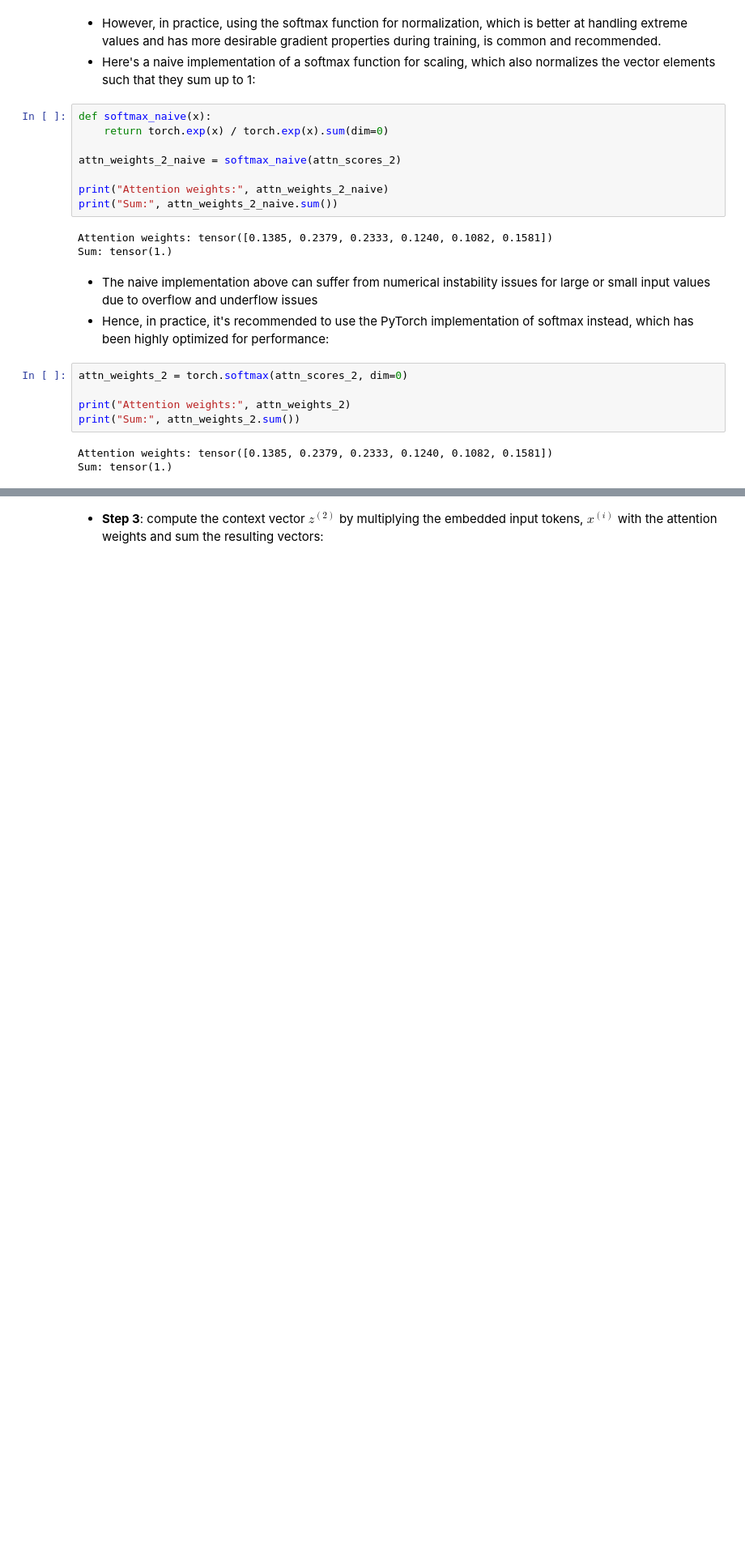
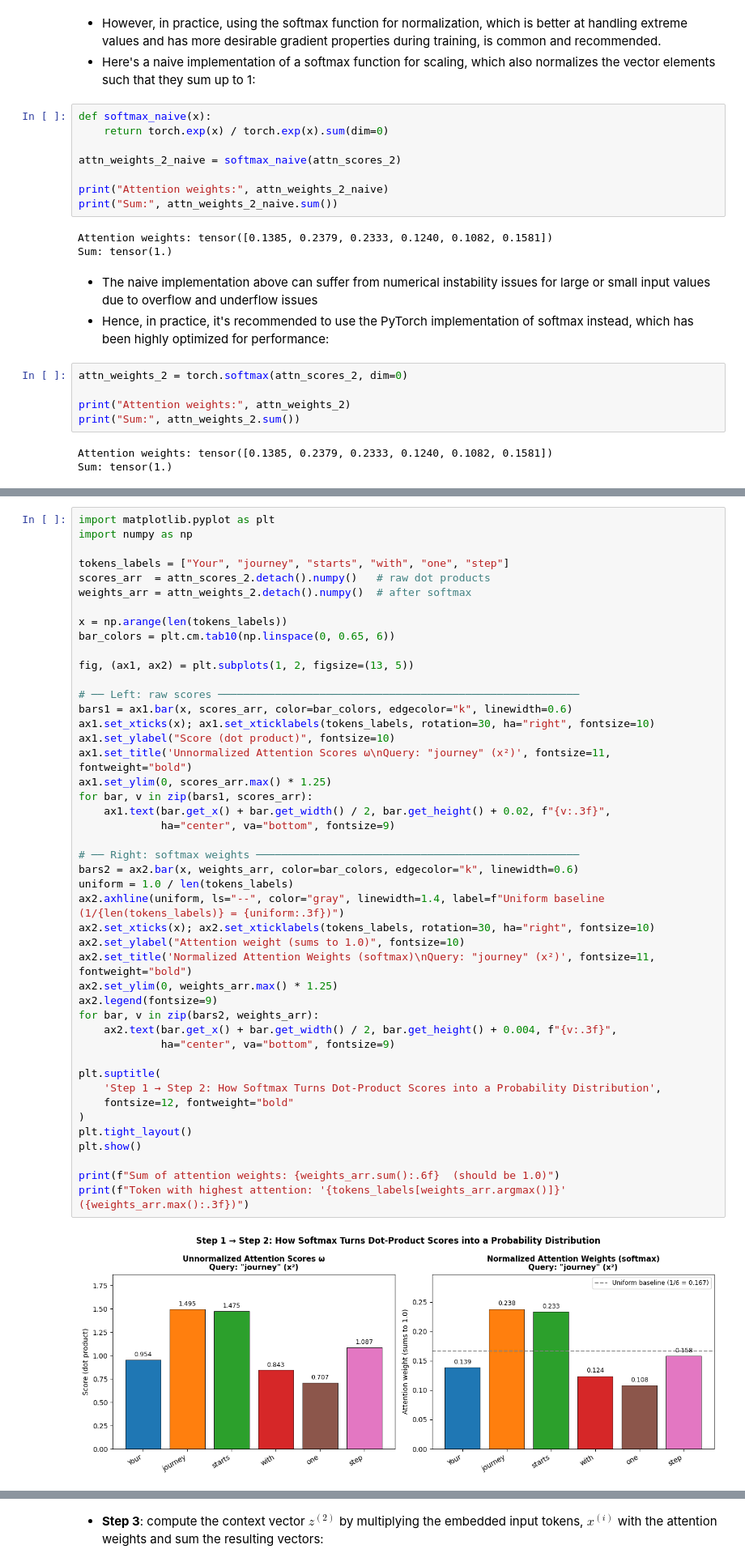
Before and after one commit to caden-dinkel/Demystifying-LMs, a Jupyter notebook: model/02_attention/attention.ipynb, the cells around one changed output, grey strips where cells are left out. Shown at 81% size. Drawn from its saved outputs; the diff is of its cells as text; blank space fills up the shorter version.

```diff
--- a/model/02_attention/attention.ipynb
+++ b/model/02_attention/attention.ipynb
@@ -166,0 +192,47 @@ Sum: tensor(1.)
+# %%
+import matplotlib.pyplot as plt
+import numpy as np
+
+tokens_labels = ["Your", "journey", "starts", "with", "one", "step"]
+scores_arr  = attn_scores_2.detach().numpy()   # raw dot products
+weights_arr = attn_weights_2.detach().numpy()  # after softmax
+
+x = np.arange(len(tokens_labels))
+bar_colors = plt.cm.tab10(np.linspace(0, 0.65, 6))
+
+fig, (ax1, ax2) = plt.subplots(1, 2, figsize=(13, 5))
+
+# ── Left: raw scores ─────────────────────────────────────────────────────────
+bars1 = ax1.bar(x, scores_arr, color=bar_colors, edgecolor="k", linewidth=0.6)
+ax1.set_xticks(x); ax1.set_xticklabels(tokens_labels, rotation=30, ha="right", fontsize=10)
+ax1.set_ylabel("Score (dot product)", fontsize=10)
+ax1.set_title('Unnormalized Attention Scores ω\nQuery: "journey" (x²)', fontsize=11, fontweight="bold")
+ax1.set_ylim(0, scores_arr.max() * 1.25)
+for bar, v in zip(bars1, scores_arr):
+    ax1.text(bar.get_x() + bar.get_width() / 2, bar.get_height() + 0.02, f"{v:.3f}",
+             ha="center", va="bottom", fontsize=9)
+
+# ── Right: softmax weights ───────────────────────────────────────────────────
+bars2 = ax2.bar(x, weights_arr, color=bar_colors, edgecolor="k", linewidth=0.6)
+uniform = 1.0 / len(tokens_labels)
+ax2.axhline(uniform, ls="--", color="gray", linewidth=1.4, label=f"Uniform baseline (1/{len(tokens_labels)} = {uniform:.3f})")
+ax2.set_xticks(x); ax2.set_xticklabels(tokens_labels, rotation=30, ha="right", fontsize=10)
+ax2.set_ylabel("Attention weight (sums to 1.0)", fontsize=10)
+ax2.set_title('Normalized Attention Weights (softmax)\nQuery: "journey" (x²)', fontsize=11, fontweight="bold")
+ax2.set_ylim(0, weights_arr.max() * 1.25)
+ax2.legend(fontsize=9)
+for bar, v in zip(bars2, weights_arr):
+    ax2.text(bar.get_x() + bar.get_width() / 2, bar.get_height() + 0.004, f"{v:.3f}",
+             ha="center", va="bottom", fontsize=9)
+
+plt.suptitle(
+    'Step 1 → Step 2: How Softmax Turns Dot-Product Scores into a Probability Distribution',
+    fontsize=12, fontweight="bold"
+)
+plt.tight_layout()
+plt.show()
+
+print(f"Sum of attention weights: {weights_arr.sum():.6f}  (should be 1.0)")
+print(f"Token with highest attention: '{tokens_labels[weights_arr.argmax()]}' ({weights_arr.max():.3f})")
+# %% [output]
+[figure, added]
```
Also changed, not shown: parts of 12 cells of this notebook, 1 other file.
